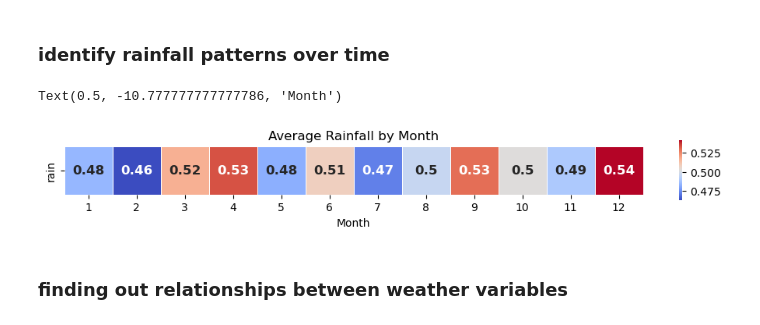
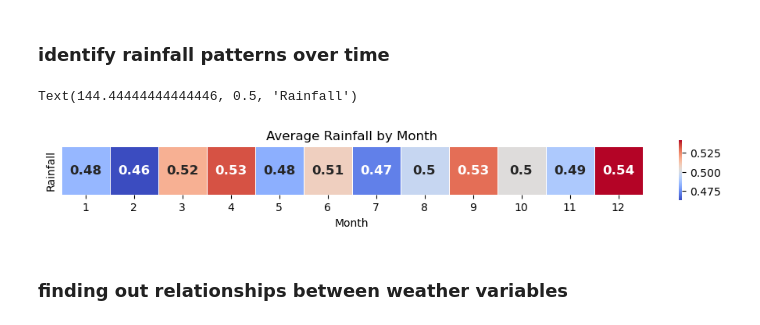
Before and after one commit to GichukiEdwin/Data_Science_EA_Projects, a Jupyter notebook: Weather_Data_Analysis_and_Forecasting.ipynb, the cells around one changed output. Drawn from its saved outputs; the diff is of its cells as text; code cells hidden in the pictures.

```diff
--- a/Weather_Data_Analysis_and_Forecasting.ipynb
+++ b/Weather_Data_Analysis_and_Forecasting.ipynb
@@ -478,12 +479,13 @@ plt.show()
 # %%
 monthly_rain_df=monthly_rain.to_frame().T
 plt.figure(figsize=(12,1))
-sns.heatmap(monthly_rain_df,annot=True,cmap='coolwarm',cbar=True,linewidths=0.5,annot_kws={'fontsize':12,'fontweight':'bold'},square=True)
+sns.heatmap(monthly_rain_df,annot=True,cmap='coolwarm',cbar=True,linewidths=0.5,annot_kws={'fontsize':12,'fontweight':'bold'},square=True,yticklabels=False)
 plt.title('Average Rainfall by Month')
 plt.xlabel('Month')
+plt.ylabel('Rainfall')
 # %% [output]
-Text(0.5, -10.777777777777786, 'Month')
+Text(144.44444444444446, 0.5, 'Rainfall')
-[figure, old version]
+[figure, new version]
 # %% [markdown]
 ### finding out relationships between weather variables
 # %%
```
Also changed, not shown: parts of 2 cells of this notebook.
